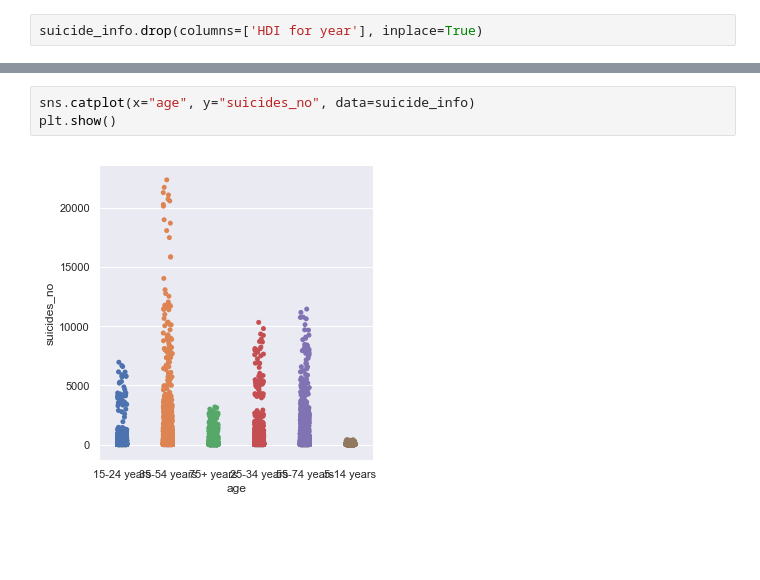
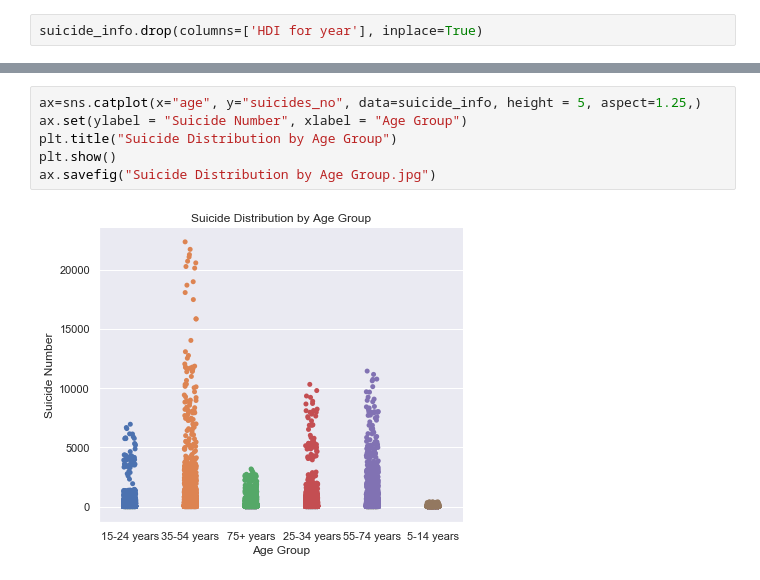
Before and after one commit to milkrong/suicide_rate_analysis, a Jupyter notebook: final_report.ipynb, the cells around one changed output, grey strips where cells are left out. Drawn from its saved outputs; the diff is of its cells as text; blank space fills up the shorter version.

```diff
--- a/final_report.ipynb
+++ b/final_report.ipynb
@@ -144,5 +157,8 @@ plt.show()
-# %%
-sns.catplot(x="age", y="suicides_no", data=suicide_info)
-plt.show()
-# %% [output]
-[figure, removed]
+# %%
+ax=sns.catplot(x="age", y="suicides_no", data=suicide_info, height = 5, aspect=1.25,)
+ax.set(ylabel = "Suicide Number", xlabel = "Age Group")
+plt.title("Suicide Distribution by Age Group")
+plt.show()
+ax.savefig("Suicide Distribution by Age Group.jpg")
+# %% [output]
+[figure, added]
```
Also changed, not shown: parts of 7 cells of this notebook, 6 other files.
